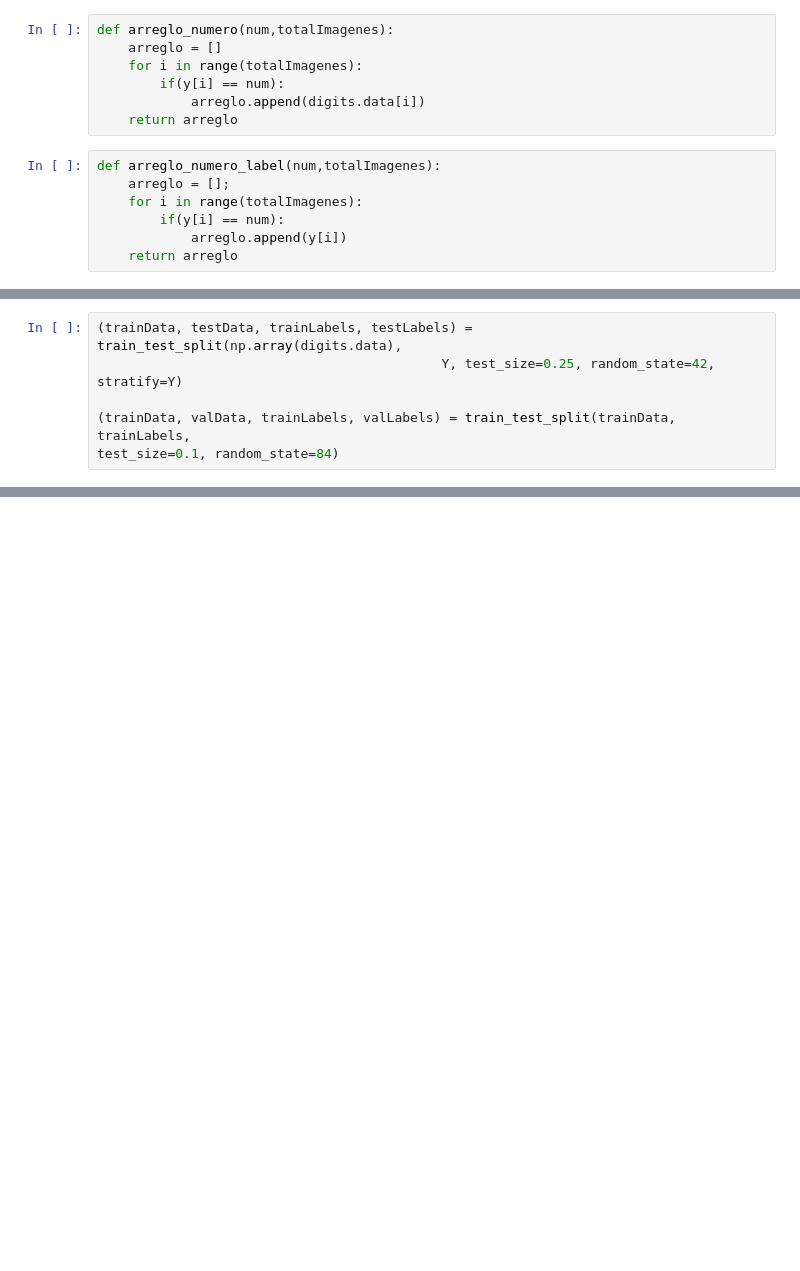
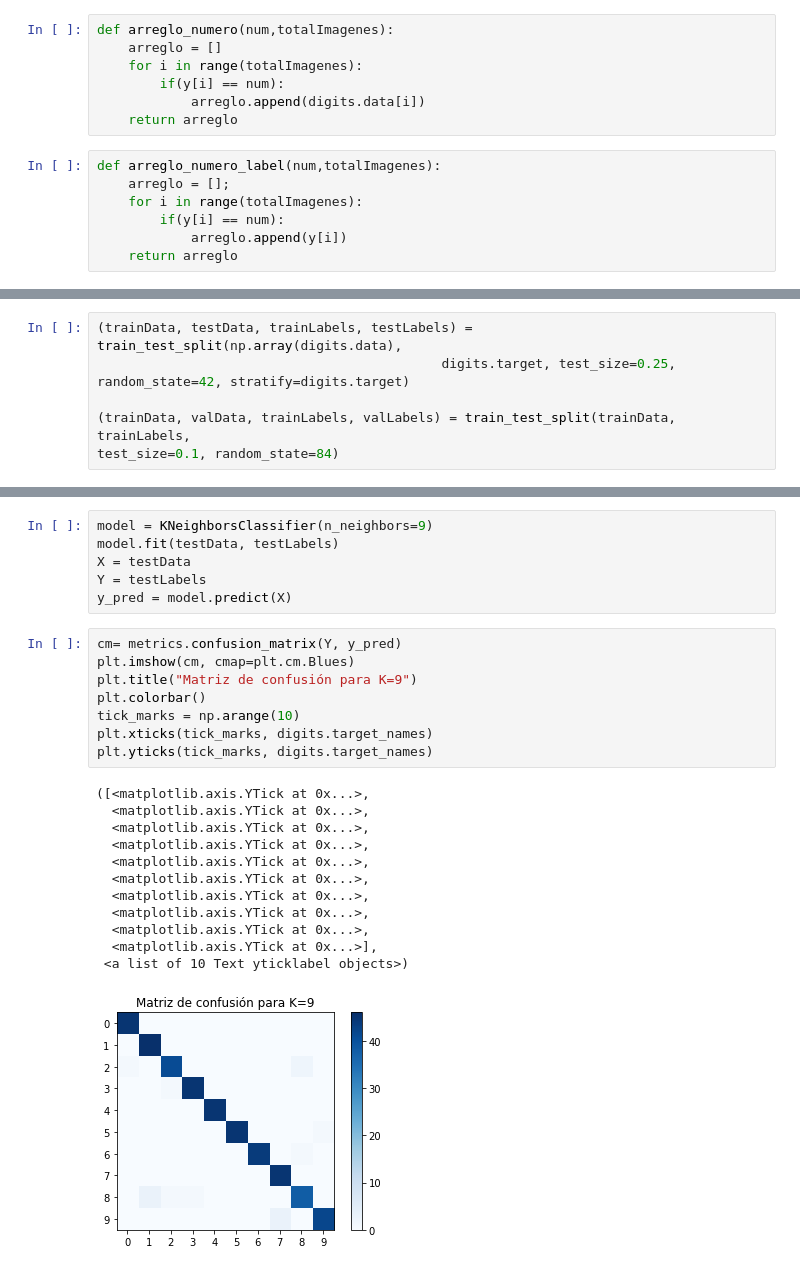
Before and after one commit to CristianEliab/AnaliticaNumeros, a Jupyter notebook: KNN_numero_7.ipynb, the cells around one changed output, grey strips where cells are left out. Cells and saved outputs as stored; diff of their text form; blank space fills up the shorter version.

Commit message:
Metricas

```diff
--- a/KNN_numero_7.ipynb
+++ b/KNN_numero_7.ipynb
@@ -214,6 +180,6 @@ for i in range(numImagenes):
 # %%
 (trainData, testData, trainLabels, testLabels) = train_test_split(np.array(digits.data),
-                                            Y, test_size=0.25, random_state=42, stratify=Y)
+                                            digits.target, test_size=0.25, random_state=42, stratify=digits.target)
 
 (trainData, valData, trainLabels, valLabels) = train_test_split(trainData, trainLabels,
 test_size=0.1, random_state=84)
@@ -245,0 +212,27 @@ k=29, accuracy=100.00%
+# %%
+model = KNeighborsClassifier(n_neighbors=9)
+model.fit(testData, testLabels)
+X = testData
+Y = testLabels
+y_pred = model.predict(X)
+# %%
+cm= metrics.confusion_matrix(Y, y_pred)
+plt.imshow(cm, cmap=plt.cm.Blues)
+plt.title("Matriz de confusión para K=9")
+plt.colorbar()
+tick_marks = np.arange(10)
+plt.xticks(tick_marks, digits.target_names)
+plt.yticks(tick_marks, digits.target_names)
+# %% [output]
+([<matplotlib.axis.YTick at 0x...>,
+  <matplotlib.axis.YTick at 0x...>,
+  <matplotlib.axis.YTick at 0x...>,
+  <matplotlib.axis.YTick at 0x...>,
+  <matplotlib.axis.YTick at 0x...>,
+  <matplotlib.axis.YTick at 0x...>,
+  <matplotlib.axis.YTick at 0x...>,
+  <matplotlib.axis.YTick at 0x...>,
+  <matplotlib.axis.YTick at 0x...>,
+  <matplotlib.axis.YTick at 0x...>],
+ <a list of 10 Text yticklabel objects>)
+[figure, added]
```
Also changed, not shown: parts of 12 cells of this notebook.
